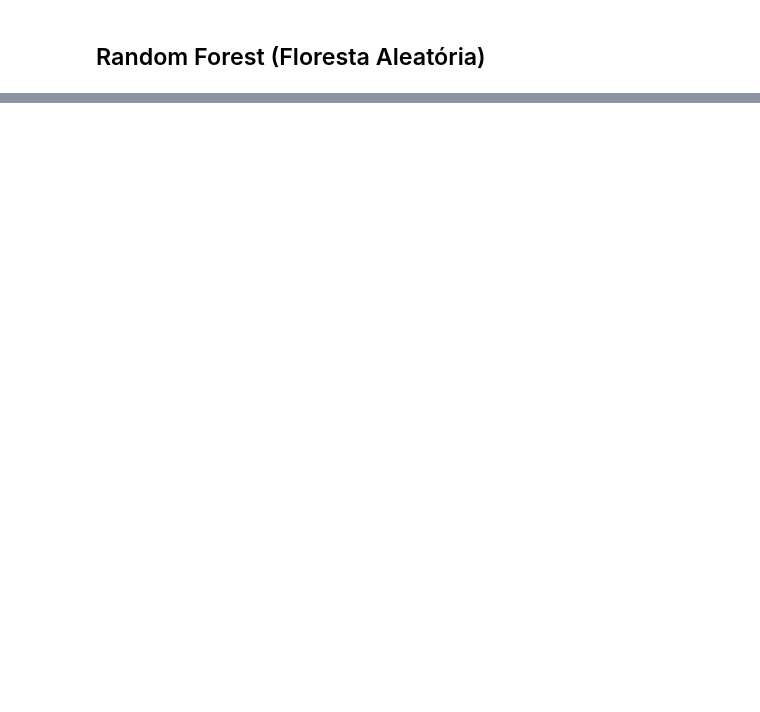
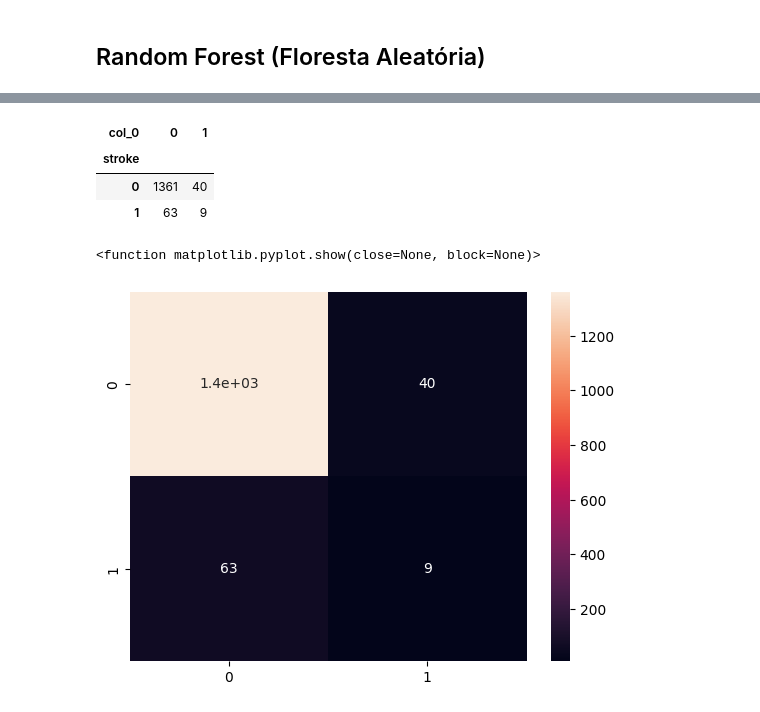
Before and after one commit to Leo-alves2/Acidente_Vascular-Cerebral, a Jupyter notebook: Analise.ipynb, the cells around one changed output, grey strips where cells are left out. Saved outputs shown, nothing was run; the diff lists cells and outputs as text; code cells hidden in the pictures; blank space fills up the shorter version.

```diff
--- a/Analise.ipynb
+++ b/Analise.ipynb
@@ -1164,0 +1613,17 @@ Essas métricas fornecem informações sobre o desempenho do modelo de classific
+# %%
+params = {
+    'n_estimators': [10, 20, 50, 70, 80, 100, 120],
+    'criterion': ['entropy', 'gini'],
+    'max_features': ['auto', 5, 7, 10, 15],
+    'random_state': range(0, 10)
+}
+# %%
+# Atribuir o parametro ao modelo
+
+# Criando uma instância do modelo
+
+model_cv = RandomizedSearchCV(RandomForestClassifier(), params)
+# %%
+# Treinando o modelo
+
+model_cv.fit(x_train_smote, y_train_smote)
@@ -1164,0 +1657,4 @@ Essas métricas fornecem informações sobre o desempenho do modelo de classific
+# %%
+# Fazendo previsões
+
+y_pred_grid = model_cv.predict(x_test)
@@ -1164,0 +1672,14 @@ Essas métricas fornecem informações sobre o desempenho do modelo de classific
+# %%
+pd.crosstab(y_test, y_pred_grid)
+# %% [output]
+| col_0 | 0 | 1 |
+| stroke |  |  |
+| 0 | 1361 | 40 |
+| 1 | 63 | 9 |
+# %%
+conf = confusion_matrix(y_test, y_pred_grid)
+sns.heatmap(conf, annot = True)
+plt.show
+# %% [output]
+<function matplotlib.pyplot.show(close=None, block=None)>
+[figure, added]
```
Also changed, not shown: parts of 87 cells of this notebook, 2 other files.
